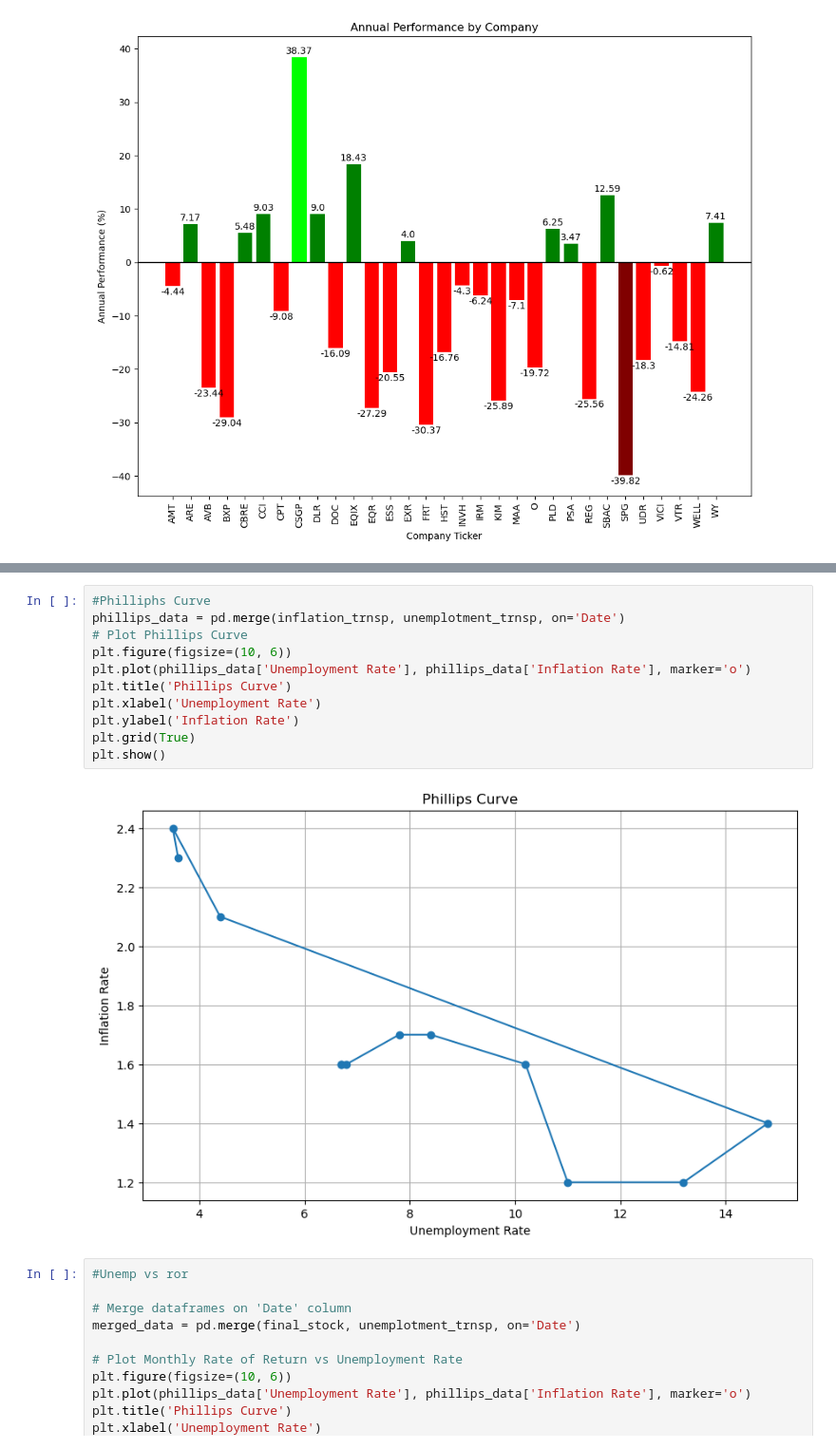
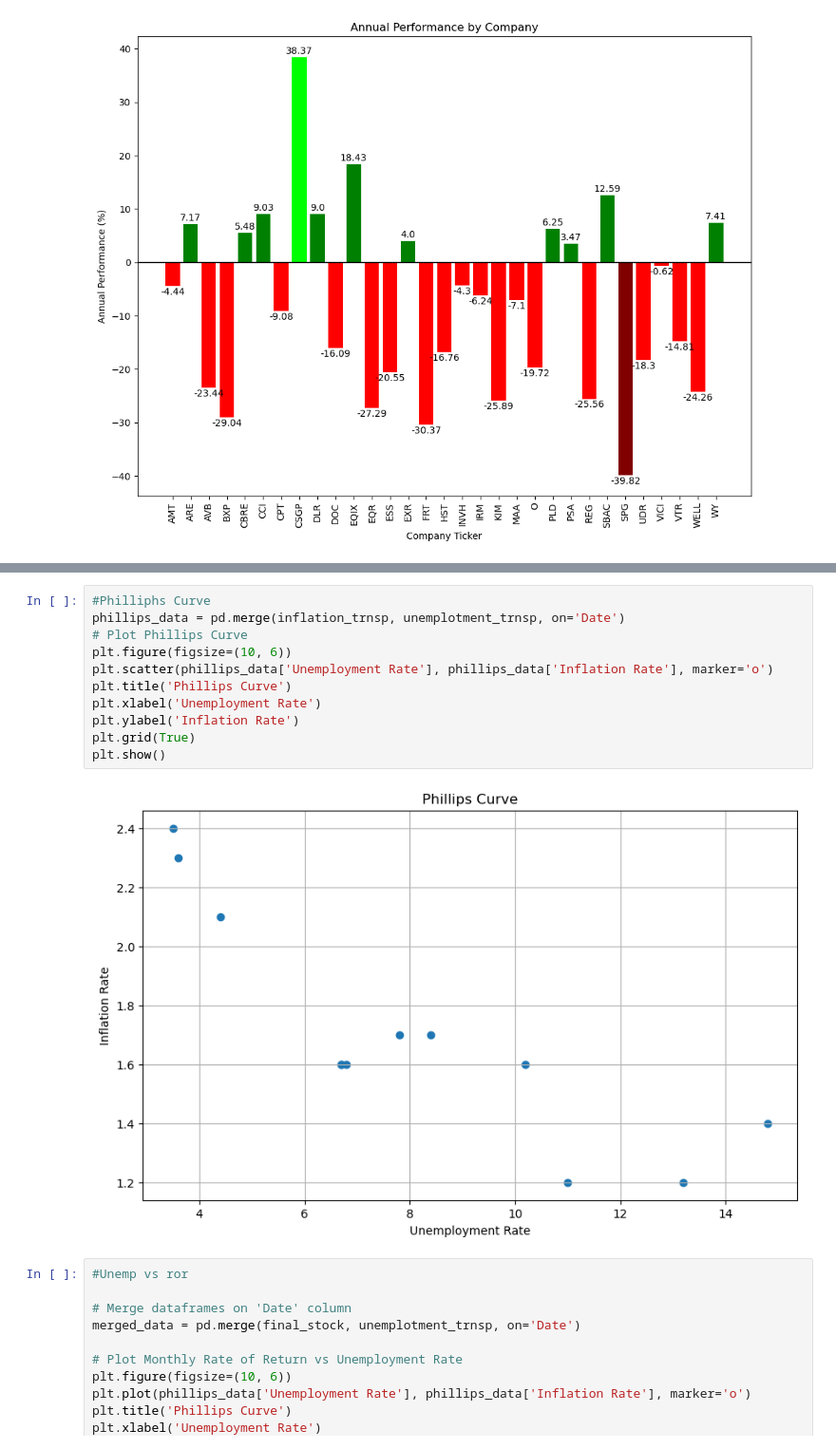
Before and after one commit to icherniavskyi/project-1, a Jupyter notebook: data_analysis.ipynb, the cells around one changed output, grey strips where cells are left out. Shown: that part at 95% size. Saved outputs shown, nothing was run; the diff lists cells and outputs as text.

```diff
--- a/data_analysis.ipynb
+++ b/data_analysis.ipynb
@@ -294,16 +298,16 @@ final_stock
 # %%
 #Philliphs Curve
 phillips_data = pd.merge(inflation_trnsp, unemplotment_trnsp, on='Date')
 # Plot Phillips Curve
 plt.figure(figsize=(10, 6))
-plt.plot(phillips_data['Unemployment Rate'], phillips_data['Inflation Rate'], marker='o')
+plt.scatter(phillips_data['Unemployment Rate'], phillips_data['Inflation Rate'], marker='o')
 plt.title('Phillips Curve')
 plt.xlabel('Unemployment Rate')
 plt.ylabel('Inflation Rate')
 plt.grid(True)
 plt.show()
 # %% [output]
-[figure, old version]
+[figure, new version]
 # %%
 #Unemp vs ror
 
```
Also changed, not shown: parts of 3 cells of this notebook.
